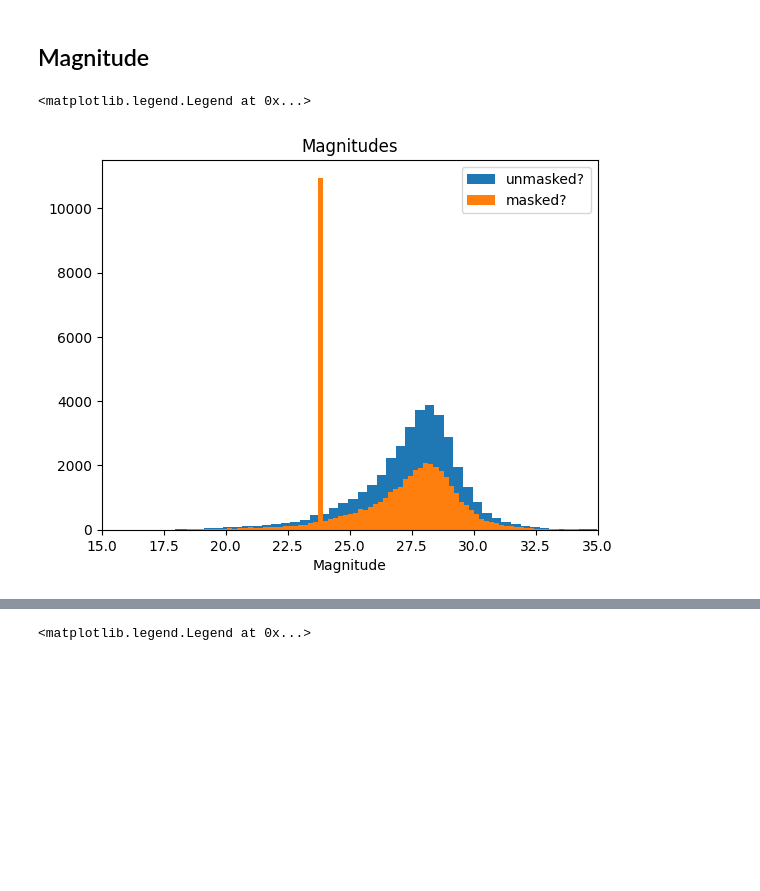
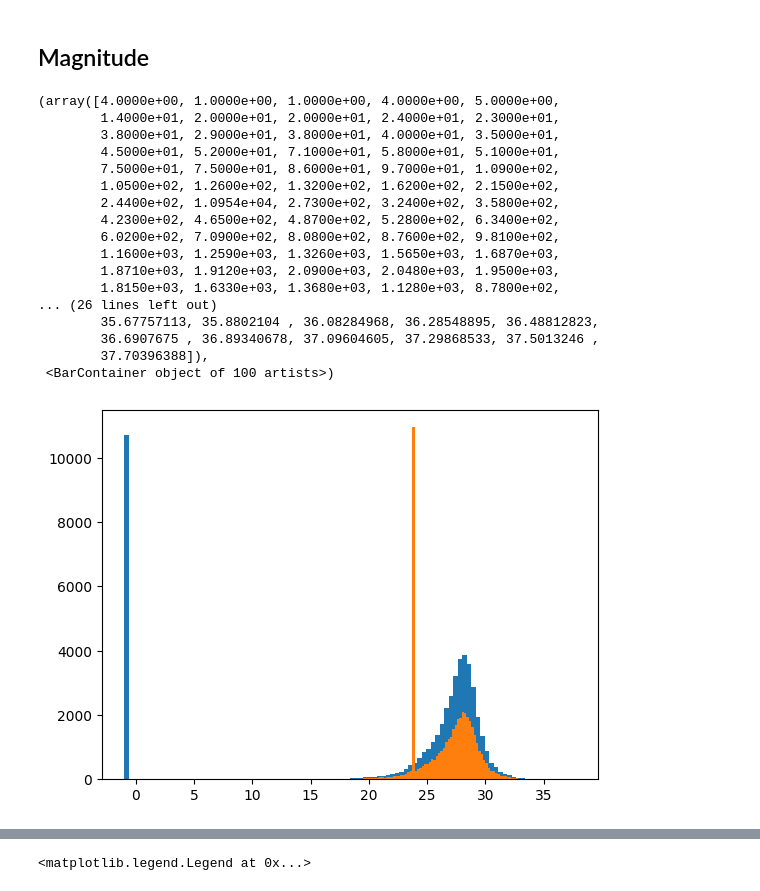
Before and after one commit to mayamerch/block-3-project, a Jupyter notebook: abell 2744.ipynb, the cells around one changed output, grey strips where cells are left out. Drawn from its saved outputs; the diff is of its cells as text; code cells hidden in the pictures; blank space fills up the shorter version.

```diff
--- a/abell 2744.ipynb
+++ b/abell 2744.ipynb
@@ -481,10 +486,22 @@ plot_df_subsets(zs, cut='only z')
 # %%
-plt.hist(mag_f200_unmasked, bins=100, label='unmasked?') # many of these at -1
-plt.hist(mag_f200, bins=100, label='masked?')
-plt.xlim(15, 35)
-plt.xlabel('Magnitude')
-plt.title('Magnitudes')
-plt.legend()
+plt.hist(mag_f200_unmasked, bins=100, label='F200 unmasked?') # many of these at -1
+plt.hist(mag_f200, bins=100, label='F200 masked?')
 # %% [output]
-<matplotlib.legend.Legend at 0x...>
+(array([4.0000e+00, 1.0000e+00, 1.0000e+00, 4.0000e+00, 5.0000e+00,
+        1.4000e+01, 2.0000e+01, 2.0000e+01, 2.4000e+01, 2.3000e+01,
+        3.8000e+01, 2.9000e+01, 3.8000e+01, 4.0000e+01, 3.5000e+01,
+        4.5000e+01, 5.2000e+01, 7.1000e+01, 5.8000e+01, 5.1000e+01,
+        7.5000e+01, 7.5000e+01, 8.6000e+01, 9.7000e+01, 1.0900e+02,
+        1.0500e+02, 1.2600e+02, 1.3200e+02, 1.6200e+02, 2.1500e+02,
+        2.4400e+02, 1.0954e+04, 2.7300e+02, 3.2400e+02, 3.5800e+02,
+        4.2300e+02, 4.6500e+02, 4.8700e+02, 5.2800e+02, 6.3400e+02,
+        6.0200e+02, 7.0900e+02, 8.0800e+02, 8.7600e+02, 9.8100e+02,
+        1.1600e+03, 1.2590e+03, 1.3260e+03, 1.5650e+03, 1.6870e+03,
+        1.8710e+03, 1.9120e+03, 2.0900e+03, 2.0480e+03, 1.9500e+03,
+        1.8150e+03, 1.6330e+03, 1.3680e+03, 1.1280e+03, 8.7800e+02,
+... (26 lines left out)
+        35.67757113, 35.8802104 , 36.08284968, 36.28548895, 36.48812823,
+        36.6907675 , 36.89340678, 37.09604605, 37.29868533, 37.5013246 ,
+        37.70396388]),
+ <BarContainer object of 100 artists>)
-[figure, old version]
+[figure, new version]
```
Also changed, not shown: parts of 12 cells of this notebook, 1 other file.
